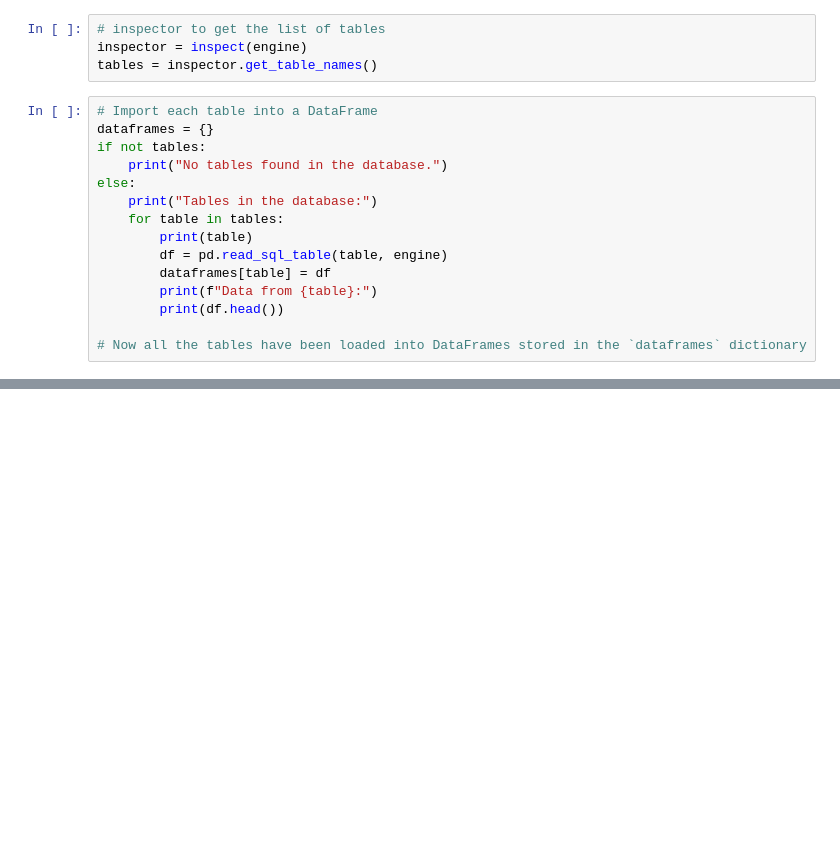
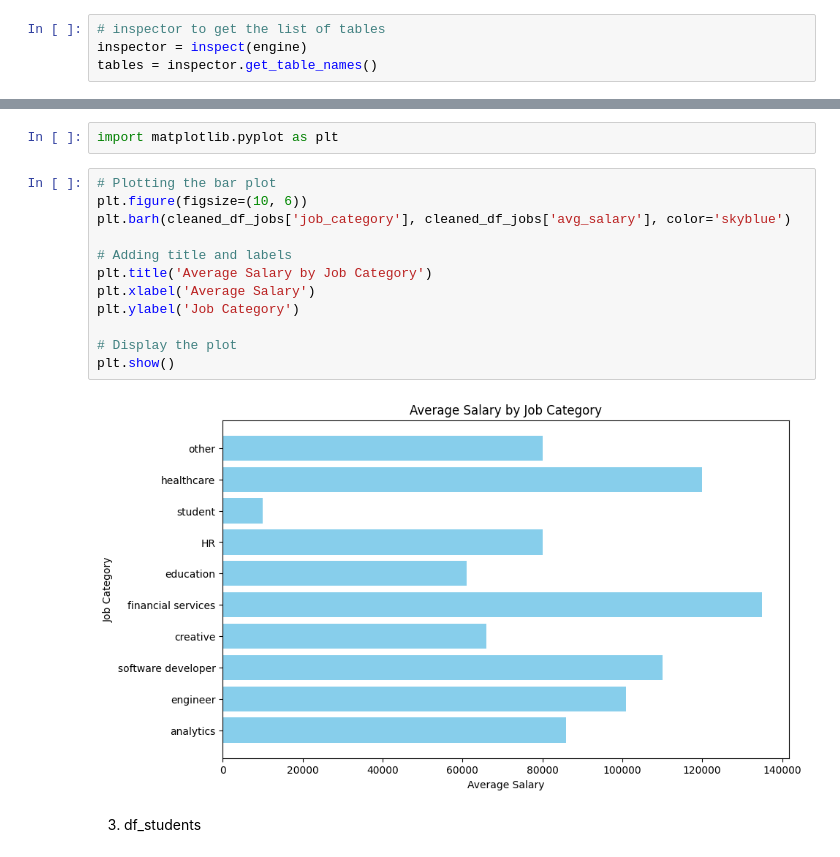
Before and after one commit to rkotkas/subscription-pipeline, a Jupyter notebook: dev/initial_exploration.ipynb, the cells around one changed output, grey strips where cells are left out. Saved outputs shown, nothing was run; the diff lists cells and outputs as text; blank space fills up the shorter version.

```diff
--- a/dev/initial_exploration.ipynb
+++ b/dev/initial_exploration.ipynb
@@ -11,18 +11,3 @@ engine = create_engine(f'sqlite:///{db_path}')
 # inspector to get the list of tables
 inspector = inspect(engine)
 tables = inspector.get_table_names()
-# %%
-# Import each table into a DataFrame
-dataframes = {}
-if not tables:
-    print("No tables found in the database.")
-else:
-    print("Tables in the database:")
-    for table in tables:
-        print(table)
-        df = pd.read_sql_table(table, engine)
-        dataframes[table] = df
-        print(f"Data from {table}:")
-        print(df.head())
-
-# Now all the tables have been loaded into DataFrames stored in the `dataframes` dictionary
@@ -171,0 +147,18 @@ merged_df.to_csv('merged_data.csv', index=False)
+# %%
+import matplotlib.pyplot as plt
+# %%
+# Plotting the bar plot
+plt.figure(figsize=(10, 6))
+plt.barh(cleaned_df_jobs['job_category'], cleaned_df_jobs['avg_salary'], color='skyblue')
+
+# Adding title and labels
+plt.title('Average Salary by Job Category')
+plt.xlabel('Average Salary')
+plt.ylabel('Job Category')
+
+# Display the plot
+plt.show()
+# %% [output]
+[figure, added]
+# %% [markdown]
+3. df_students
```
Also changed, not shown: parts of 54 cells of this notebook, 4 other files.
